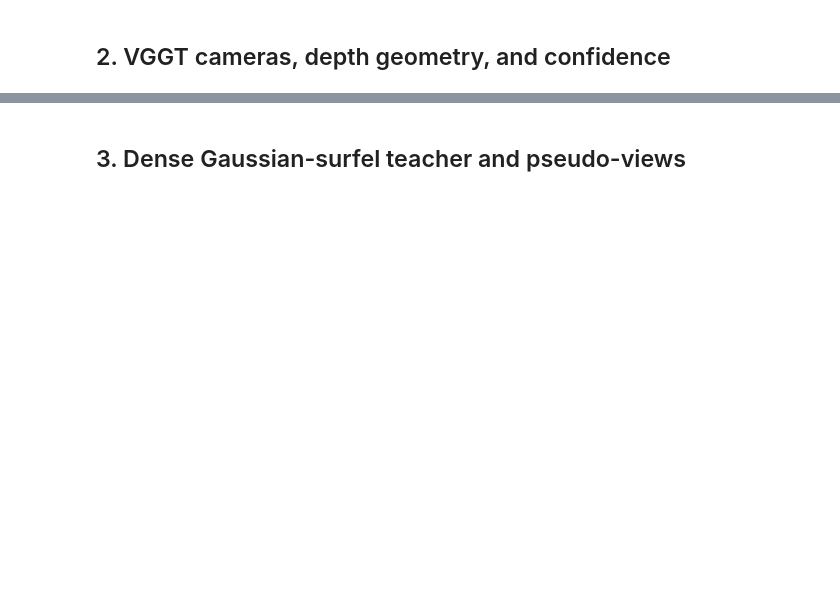
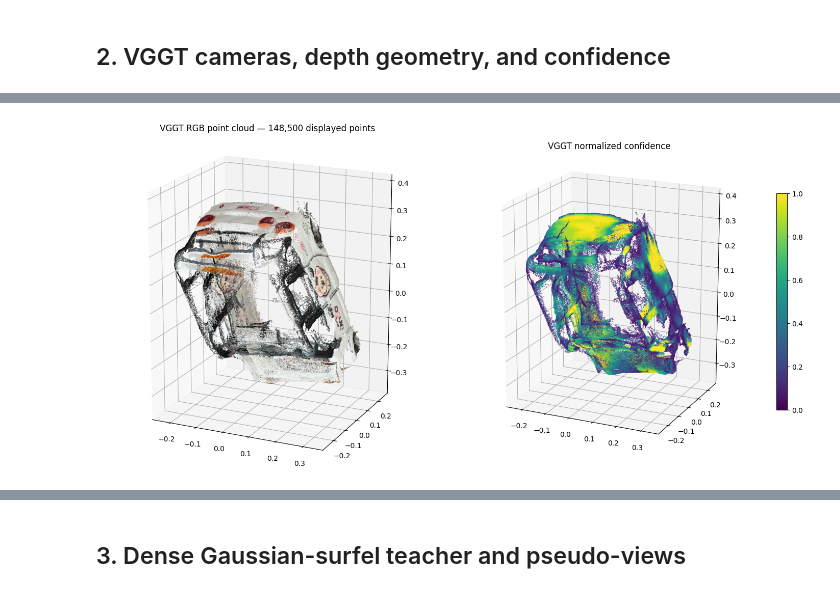
Before and after one commit to katlit/Project_Thesis, a Jupyter notebook: code/notebooks/05_vggt_dense_pseudoview_adaptive_3dgs.ipynb, the cells around one changed output, grey strips where cells are left out. Drawn from its saved outputs; the diff is of its cells as text; code cells hidden in the pictures; blank space fills up the shorter version.

```diff
--- a/code/notebooks/05_vggt_dense_pseudoview_adaptive_3dgs.ipynb
+++ b/code/notebooks/05_vggt_dense_pseudoview_adaptive_3dgs.ipynb
@@ -161,0 +288,68 @@ axis.set_title("VGGT camera orbit (0–7)"); axis.set_box_aspect(np.ptp(centers,
+# %%
+MAX_VIS_POINTS = 150_000
+
+points = points_by_view[retained]
+point_colors = colors[retained]
+point_conf = confidence[retained]
+
+rng = np.random.default_rng(42)
+
+if len(points) > MAX_VIS_POINTS:
+    chosen = rng.choice(
+        len(points),
+        MAX_VIS_POINTS,
+        replace=False,
+    )
+    points = points[chosen]
+    point_colors = point_colors[chosen]
+    point_conf = point_conf[chosen]
+
+center = np.median(points, axis=0)
+centered = points - center
+
+distance = np.linalg.norm(centered, axis=1)
+visible = distance <= np.percentile(distance, 99)
+
+centered = centered[visible]
+point_colors = point_colors[visible]
+point_conf = point_conf[visible]
+
+fig = plt.figure(figsize=(15, 7))
+
+ax1 = fig.add_subplot(121, projection="3d")
+ax2 = fig.add_subplot(122, projection="3d")
+
+ax1.scatter(
+    centered[:, 0],
+    centered[:, 1],
+    centered[:, 2],
+    c=np.clip(point_colors, 0, 1),
+    s=0.15,
+)
+
+confidence_plot = ax2.scatter(
+    centered[:, 0],
+    centered[:, 1],
+    centered[:, 2],
+    c=point_conf,
+    cmap="viridis",
+    vmin=0,
+    vmax=1,
+    s=0.15,
+)
+
+extent = np.ptp(centered, axis=0).clip(min=1e-6)
+
+for axis, title in [
+    (ax1, f"VGGT RGB point cloud — {len(centered):,} displayed points"),
+    (ax2, "VGGT normalized confidence"),
+]:
+    axis.set_title(title)
+    axis.set_box_aspect(extent)
+    axis.view_init(elev=18, azim=-65)
+
+fig.colorbar(confidence_plot, ax=ax2, shrink=0.65)
+plt.tight_layout()
+plt.show()
+# %% [output]
+[figure, added]
```
Also changed, not shown: parts of 10 cells of this notebook, 3 other files.
